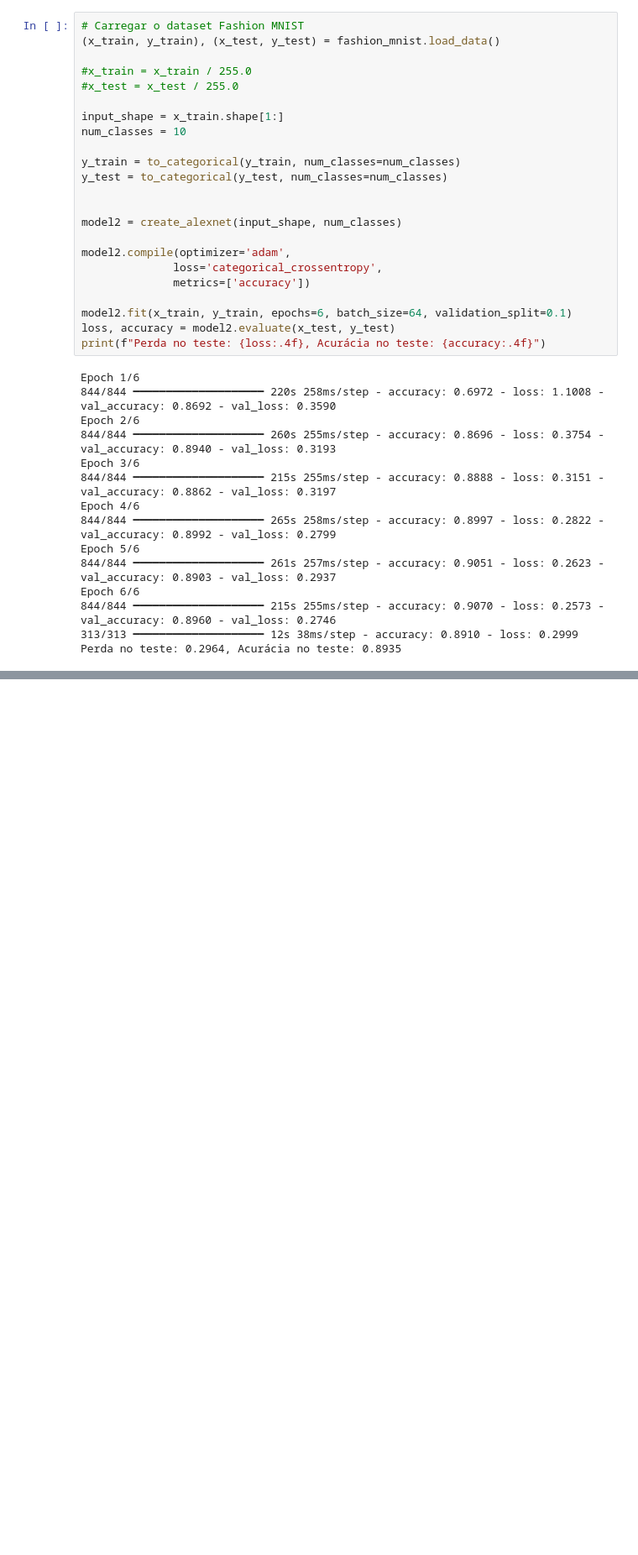
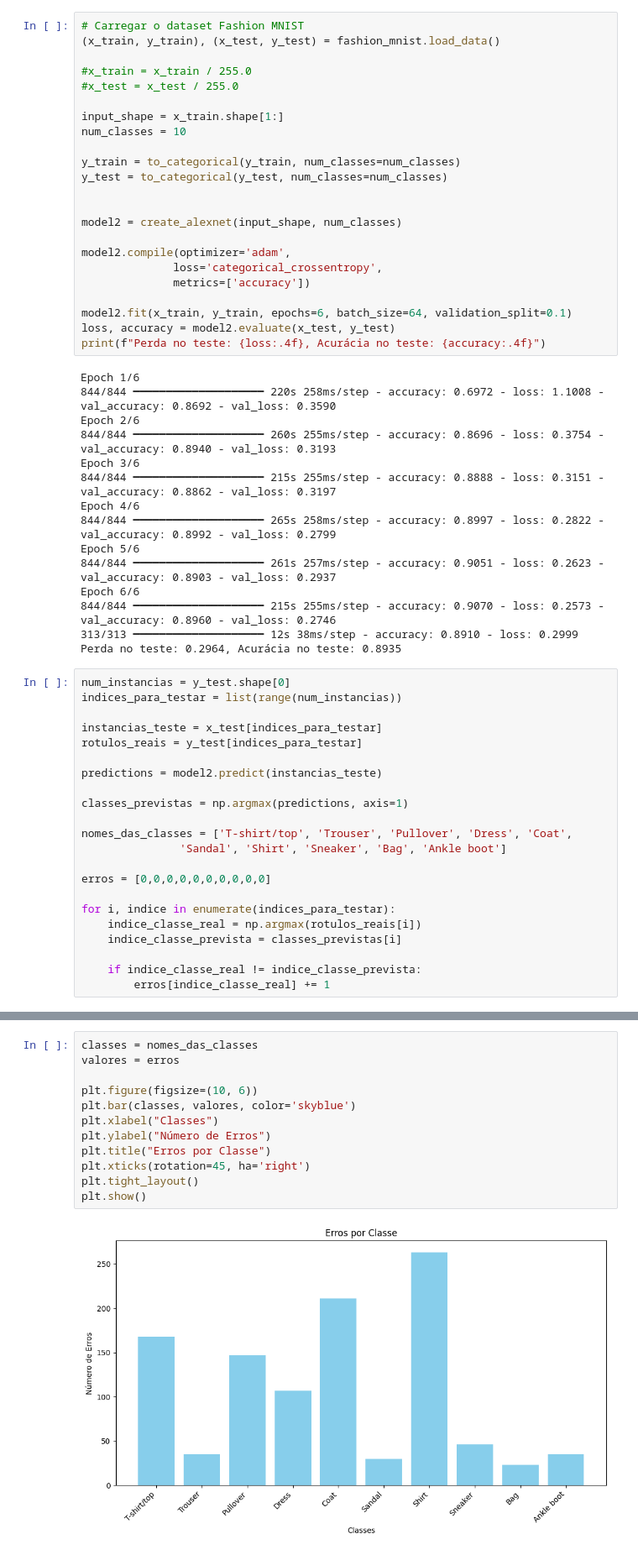
Before and after one commit to Guilherme-Mariano/IA, a Jupyter notebook: alexnet_keras.ipynb, the cells around one changed output, grey strips where cells are left out. Shown at 84% size. Cells and saved outputs as stored; diff of their text form; blank space fills up the shorter version.

```diff
--- a/alexnet_keras.ipynb
+++ b/alexnet_keras.ipynb
@@ -113,3 +116,25 @@ Epoch 6/6
 844/844 ━━━━━━━━━━━━━━━━━━━━ 215s 255ms/step - accuracy: 0.9070 - loss: 0.2573 - val_accuracy: 0.8960 - val_loss: 0.2746
 313/313 ━━━━━━━━━━━━━━━━━━━━ 12s 38ms/step - accuracy: 0.8910 - loss: 0.2999
 Perda no teste: 0.2964, Acurácia no teste: 0.8935
+# %%
+num_instancias = y_test.shape[0]
+indices_para_testar = list(range(num_instancias))
+
+instancias_teste = x_test[indices_para_testar]
+rotulos_reais = y_test[indices_para_testar]
+
+predictions = model2.predict(instancias_teste)
+
+classes_previstas = np.argmax(predictions, axis=1)
+
+nomes_das_classes = ['T-shirt/top', 'Trouser', 'Pullover', 'Dress', 'Coat',
+               'Sandal', 'Shirt', 'Sneaker', 'Bag', 'Ankle boot']
+
+erros = [0,0,0,0,0,0,0,0,0,0]
+
+for i, indice in enumerate(indices_para_testar):
+    indice_classe_real = np.argmax(rotulos_reais[i])
+    indice_classe_prevista = classes_previstas[i]
+
+    if indice_classe_real != indice_classe_prevista:
+        erros[indice_classe_real] += 1
@@ -115,0 +159,14 @@ Perda no teste: 0.2964, Acurácia no teste: 0.8935
+# %%
+classes = nomes_das_classes
+valores = erros
+
+plt.figure(figsize=(10, 6))
+plt.bar(classes, valores, color='skyblue')
+plt.xlabel("Classes")
+plt.ylabel("Número de Erros")
+plt.title("Erros por Classe")
+plt.xticks(rotation=45, ha='right')
+plt.tight_layout()
+plt.show()
+# %% [output]
+[figure, added]
```
Also changed, not shown: parts of 6 cells of this notebook.
